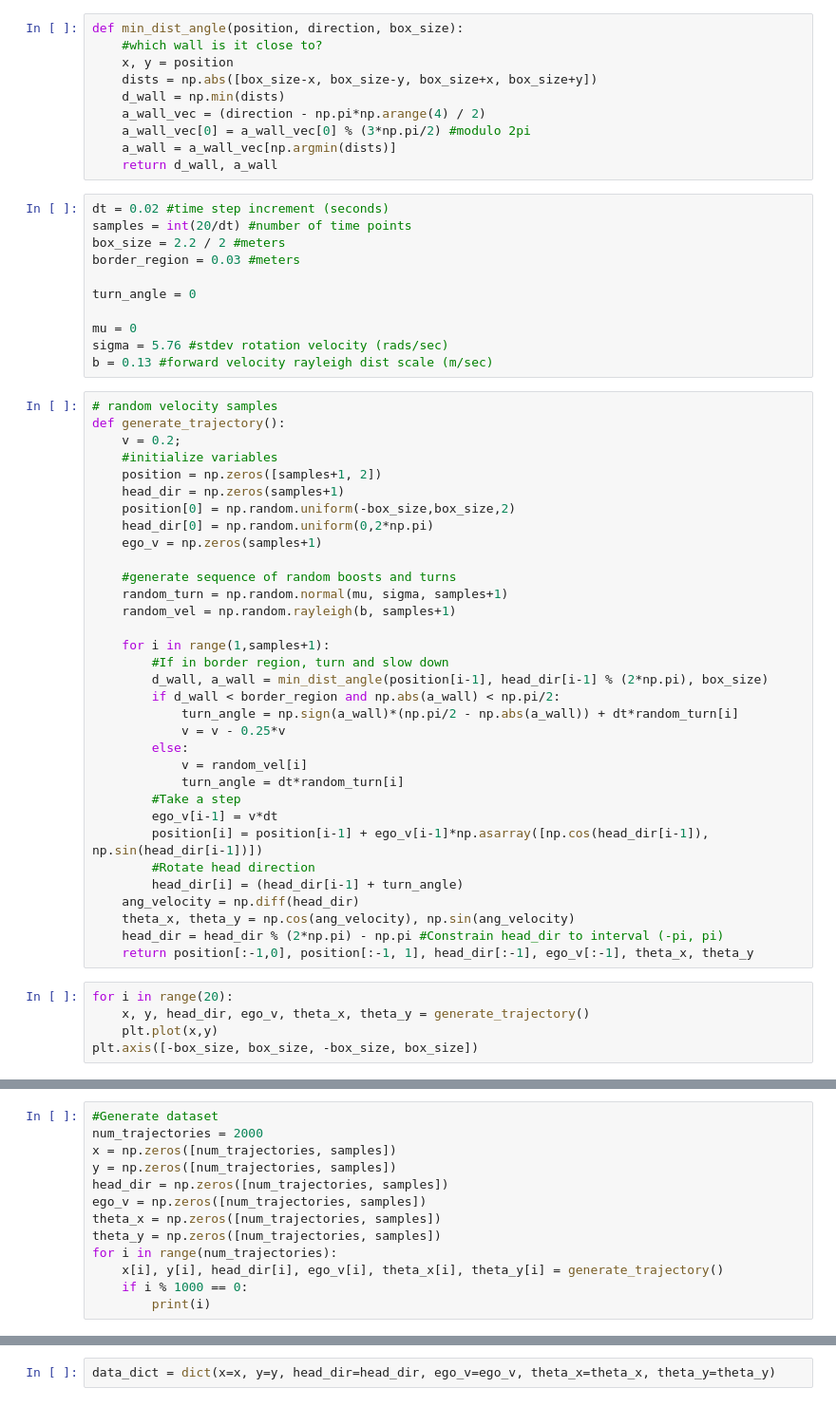
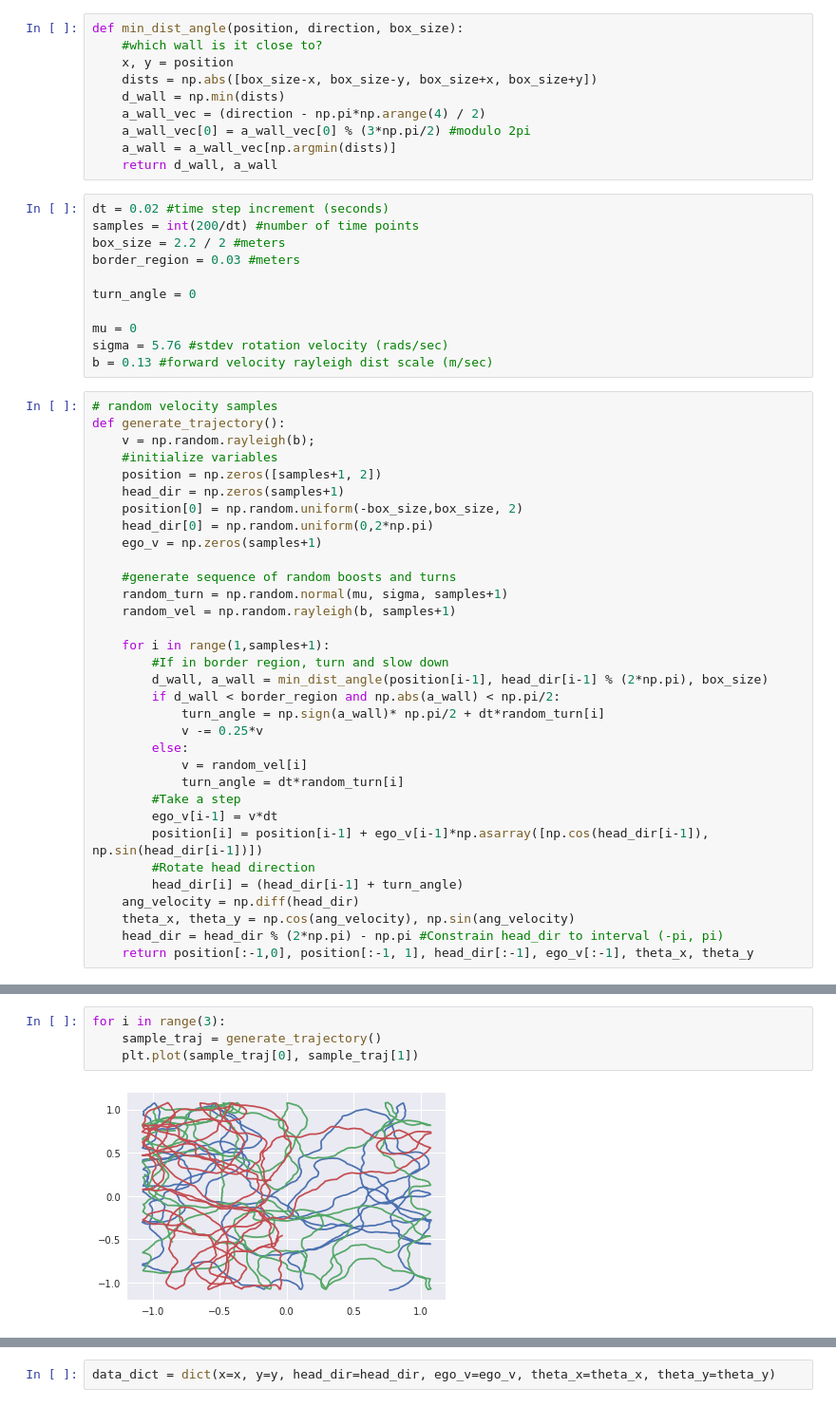
Before and after one commit to ganguli-lab/grid-pattern-formation, a Jupyter notebook: ben_generate_rat_trajectory.ipynb, the cells around one changed output, grey strips where cells are left out. Shown at 95% size. Saved outputs shown, nothing was run; the diff lists cells and outputs as text.

Commit message:
corrected generate_trajectory

```diff
--- a/ben_generate_rat_trajectory.ipynb
+++ b/ben_generate_rat_trajectory.ipynb
@@ -16,7 +16,7 @@ def min_dist_angle(position, direction, box_size):
     return d_wall, a_wall
 # %%
 dt = 0.02 #time step increment (seconds)
-samples = int(20/dt) #number of time points
+samples = int(200/dt) #number of time points
 box_size = 2.2 / 2 #meters
 border_region = 0.03 #meters
 
@@ -28,11 +28,11 @@ b = 0.13 #forward velocity rayleigh dist scale (m/sec)
 # %%
 # random velocity samples
 def generate_trajectory():
-    v = 0.2;
+    v = np.random.rayleigh(b);
     #initialize variables
     position = np.zeros([samples+1, 2])
     head_dir = np.zeros(samples+1)
-    position[0] = np.random.uniform(-box_size,box_size,2)
+    position[0] = np.random.uniform(-box_size,box_size, 2)
     head_dir[0] = np.random.uniform(0,2*np.pi)
     ego_v = np.zeros(samples+1)
 
@@ -44,8 +44,8 @@ def generate_trajectory():
         #If in border region, turn and slow down
         d_wall, a_wall = min_dist_angle(position[i-1], head_dir[i-1] % (2*np.pi), box_size)
         if d_wall < border_region and np.abs(a_wall) < np.pi/2:
-            turn_angle = np.sign(a_wall)*(np.pi/2 - np.abs(a_wall)) + dt*random_turn[i]
-            v = v - 0.25*v
+            turn_angle = np.sign(a_wall)* np.pi/2 + dt*random_turn[i]
+            v -= 0.25*v
         else:
             v = random_vel[i]
             turn_angle = dt*random_turn[i]
@@ -58,8 +58,3 @@ def generate_trajectory():
     theta_x, theta_y = np.cos(ang_velocity), np.sin(ang_velocity)
     head_dir = head_dir % (2*np.pi) - np.pi #Constrain head_dir to interval (-pi, pi)
     return position[:-1,0], position[:-1, 1], head_dir[:-1], ego_v[:-1], theta_x, theta_y
-# %%
-for i in range(20):
-    x, y, head_dir, ego_v, theta_x, theta_y = generate_trajectory()
-    plt.plot(x,y)
-plt.axis([-box_size, box_size, -box_size, box_size])
@@ -69,13 +60,0 @@ plt.axis([-box_size, box_size, -box_size, box_size])
-# %%
-#Generate dataset
-num_trajectories = 2000
-x = np.zeros([num_trajectories, samples])
-y = np.zeros([num_trajectories, samples])
-head_dir = np.zeros([num_trajectories, samples])
-ego_v = np.zeros([num_trajectories, samples])
-theta_x = np.zeros([num_trajectories, samples])
-theta_y = np.zeros([num_trajectories, samples])
-for i in range(num_trajectories):
-    x[i], y[i], head_dir[i], ego_v[i], theta_x[i], theta_y[i] = generate_trajectory()
-    if i % 1000 == 0:
-        print(i)
@@ -91,0 +61,6 @@ theta_y = theta_y.reshape(-1)
+# %%
+for i in range(3):
+    sample_traj = generate_trajectory()
+    plt.plot(sample_traj[0], sample_traj[1])
+# %% [output]
+[figure, added]
```
Also changed, not shown: parts of 8 cells of this notebook.
